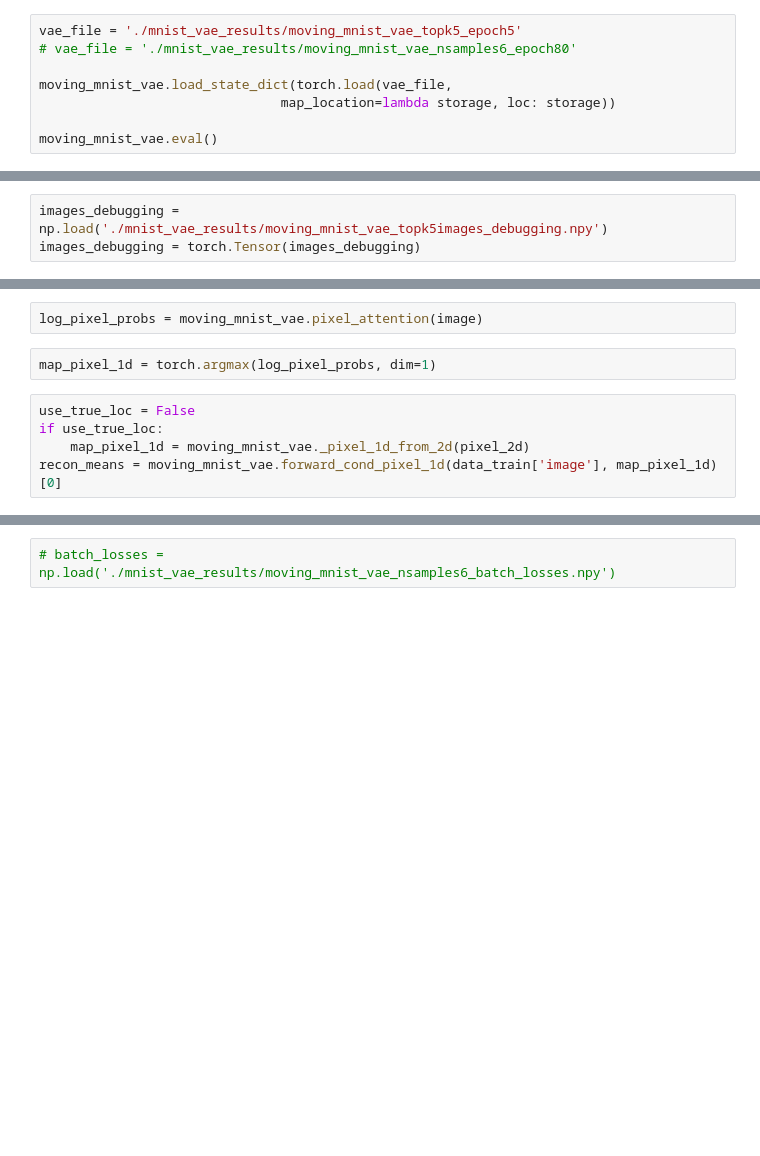
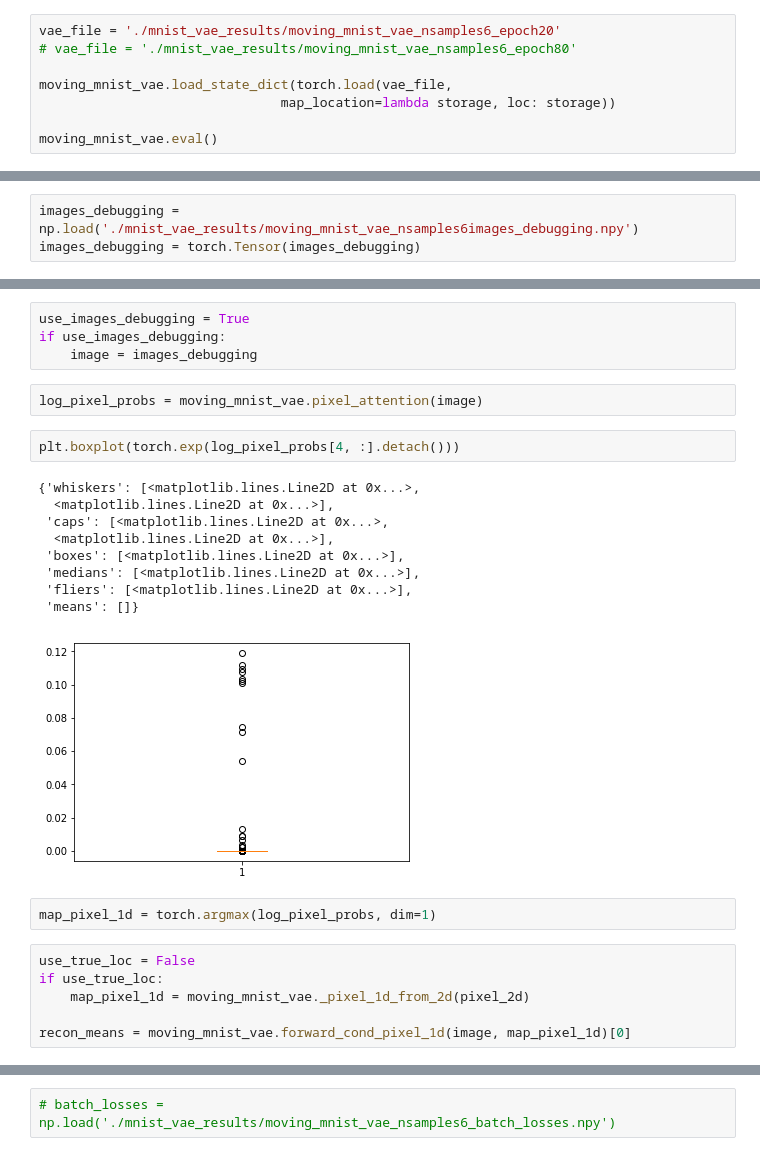
Before and after one commit to Runjing-Liu120/RaoBlackwellizedSGD, a Jupyter notebook: experiments/moving_mnist/MovingMnist_results.ipynb, the cells around one changed output, grey strips where cells are left out. Drawn from its saved outputs; the diff is of its cells as text; blank space fills up the shorter version.

Commit message:
mnist works

```diff
--- a/experiments/moving_mnist/MovingMnist_results.ipynb
+++ b/experiments/moving_mnist/MovingMnist_results.ipynb
@@ -76,7 +76,7 @@ pixel_2d = data_train['pixel_2d']
 # %%
 moving_mnist_vae = mnist_vae_lib.MovingHandwritingVAE()
 # %%
-vae_file = './mnist_vae_results/moving_mnist_vae_topk5_epoch5'
+vae_file = './mnist_vae_results/moving_mnist_vae_nsamples6_epoch20'
 # vae_file = './mnist_vae_results/moving_mnist_vae_nsamples6_epoch80'
 
 moving_mnist_vae.load_state_dict(torch.load(vae_file,
@@ -113,5 +113,5 @@ tensor(167.2003)
 # %%
-images_debugging = np.load('./mnist_vae_results/moving_mnist_vae_topk5images_debugging.npy')
+images_debugging = np.load('./mnist_vae_results/moving_mnist_vae_nsamples6images_debugging.npy')
 images_debugging = torch.Tensor(images_debugging)
 # %%
 moving_mnist_vae.get_rb_loss(images_debugging, n_samples = 0)[1] / images_debugging.shape[0]
@@ -120,11 +120,28 @@ tensor(47.0391)
 # %% [markdown]
 # Check reconstructions
+# %%
+use_images_debugging = True
+if use_images_debugging:
+    image = images_debugging
 # %%
 log_pixel_probs = moving_mnist_vae.pixel_attention(image)
+# %%
+plt.boxplot(torch.exp(log_pixel_probs[4, :].detach()))
+# %% [output]
+{'whiskers': [<matplotlib.lines.Line2D at 0x...>,
+  <matplotlib.lines.Line2D at 0x...>],
+ 'caps': [<matplotlib.lines.Line2D at 0x...>,
+  <matplotlib.lines.Line2D at 0x...>],
+ 'boxes': [<matplotlib.lines.Line2D at 0x...>],
+ 'medians': [<matplotlib.lines.Line2D at 0x...>],
+ 'fliers': [<matplotlib.lines.Line2D at 0x...>],
+ 'means': []}
+[figure, added]
 # %%
 map_pixel_1d = torch.argmax(log_pixel_probs, dim=1)
 # %%
 use_true_loc = False
 if use_true_loc:
     map_pixel_1d = moving_mnist_vae._pixel_1d_from_2d(pixel_2d)
-recon_means = moving_mnist_vae.forward_cond_pixel_1d(data_train['image'], map_pixel_1d)[0]
+
+recon_means = moving_mnist_vae.forward_cond_pixel_1d(image, map_pixel_1d)[0]
```
Also changed, not shown: parts of 7 cells of this notebook, 1 other file.
